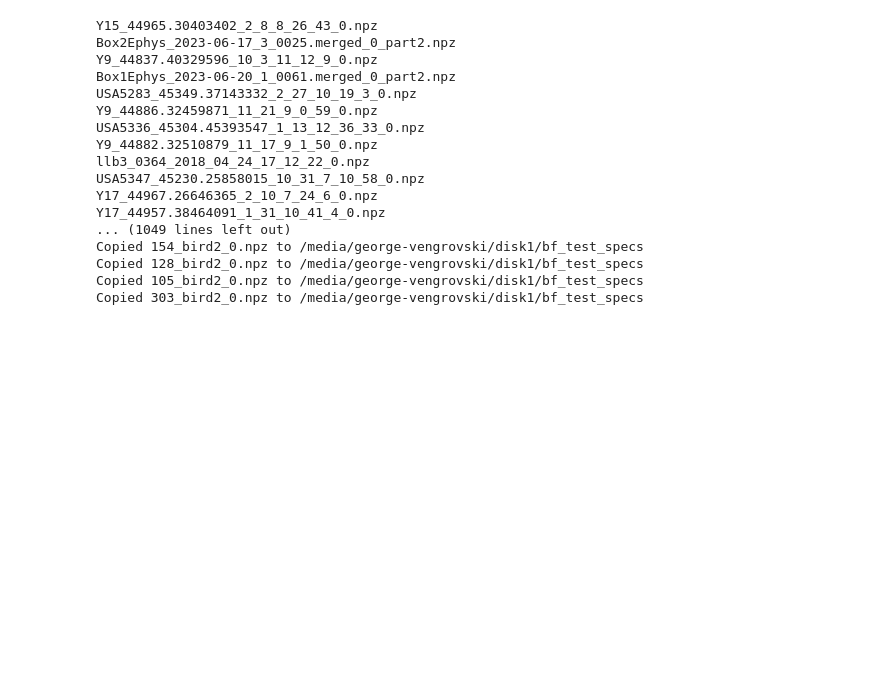
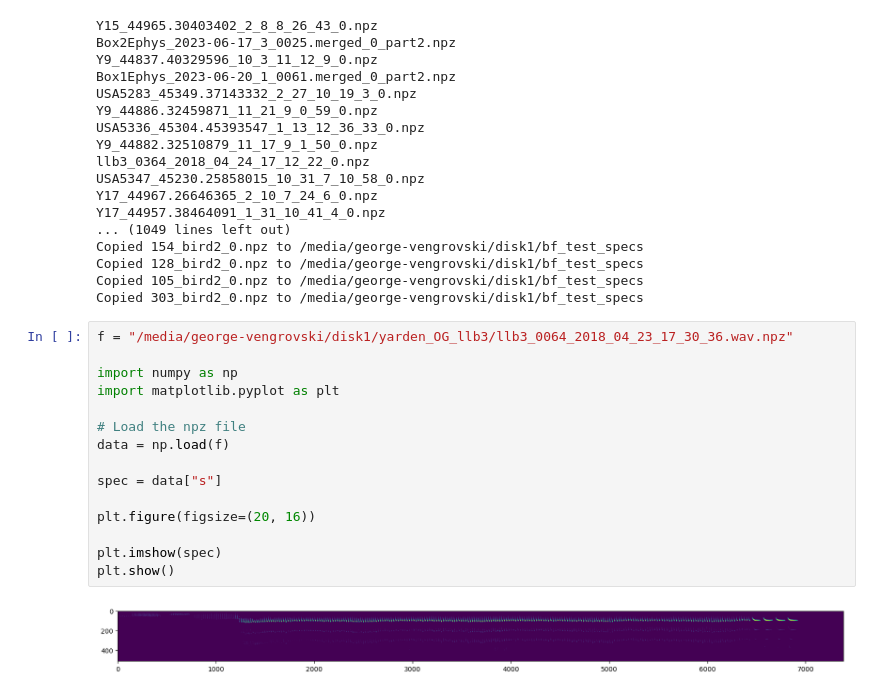
Before and after one commit to georgevenven/tweety_bert_paper, a Jupyter notebook: test.ipynb, the cells around one changed output. Cells and saved outputs as stored; diff of their text form; blank space fills up the shorter version.

```diff
--- a/test.ipynb
+++ b/test.ipynb
@@ -181,3 +181,20 @@ Copied 154_bird2_0.npz to /media/george-vengrovski/disk1/bf_test_specs
 Copied 128_bird2_0.npz to /media/george-vengrovski/disk1/bf_test_specs
 Copied 105_bird2_0.npz to /media/george-vengrovski/disk1/bf_test_specs
 Copied 303_bird2_0.npz to /media/george-vengrovski/disk1/bf_test_specs
+# %%
+f = "/media/george-vengrovski/disk1/yarden_OG_llb3/llb3_0064_2018_04_23_17_30_36.wav.npz"
+
+import numpy as np
+import matplotlib.pyplot as plt
+
+# Load the npz file
+data = np.load(f)
+
+spec = data["s"]
+
+plt.figure(figsize=(20, 16))
+
+plt.imshow(spec)
+plt.show()
+# %% [output]
+[figure, added]
```
Also changed, not shown: 8 other files.
